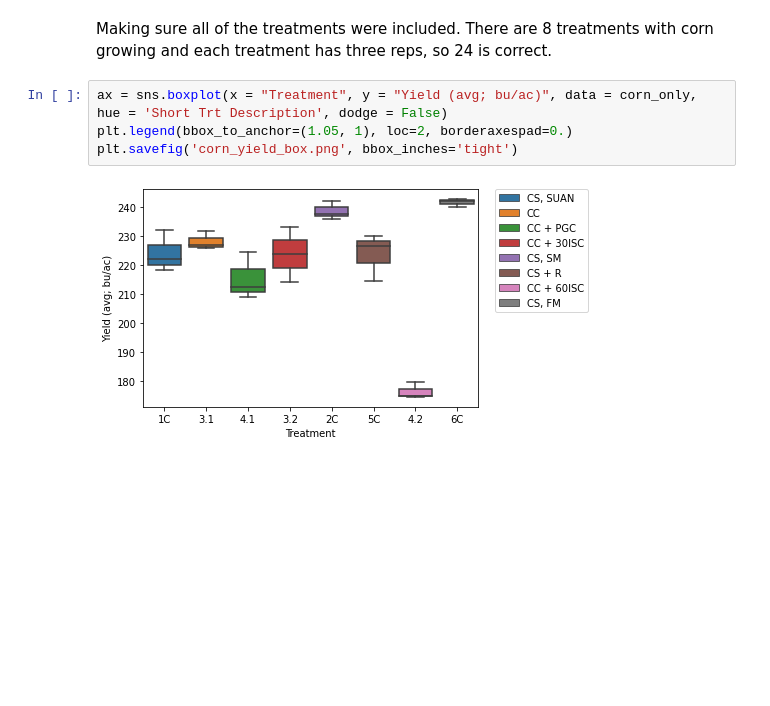
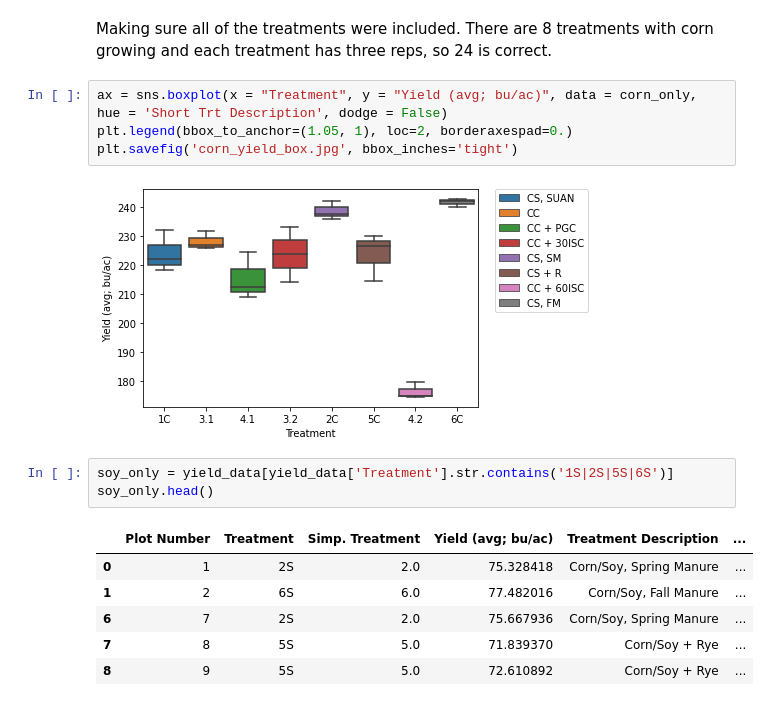
Before and after one commit to gabbymyers/516X-Project, a Jupyter notebook: _posts/Yield Analysis.ipynb, the cells around one changed output. Saved outputs shown, nothing was run; the diff lists cells and outputs as text; blank space fills up the shorter version.

```diff
--- a/_posts/Yield Analysis.ipynb
+++ b/_posts/Yield Analysis.ipynb
@@ -64,6 +64,16 @@ Making sure all of the treatments were included. There are 8 treatments with cor
 # %%
 ax = sns.boxplot(x = "Treatment", y = "Yield (avg; bu/ac)", data = corn_only, hue = 'Short Trt Description', dodge = False)
 plt.legend(bbox_to_anchor=(1.05, 1), loc=2, borderaxespad=0.)
-plt.savefig('corn_yield_box.png', bbox_inches='tight')
+plt.savefig('corn_yield_box.jpg', bbox_inches='tight')
 # %% [output]
 [figure]
+# %%
+soy_only = yield_data[yield_data['Treatment'].str.contains('1S|2S|5S|6S')]
+soy_only.head()
+# %% [output]
+|  | Plot Number | Treatment | Simp. Treatment | Yield (avg; bu/ac) | Treatment Description | ... |
+| 0 | 1 | 2S | 2.0 | 75.328418 | Corn/Soy, Spring Manure | ... |
+| 1 | 2 | 6S | 6.0 | 77.482016 | Corn/Soy, Fall Manure | ... |
+| 6 | 7 | 2S | 2.0 | 75.667936 | Corn/Soy, Spring Manure | ... |
+| 7 | 8 | 5S | 5.0 | 71.839370 | Corn/Soy + Rye | ... |
+| 8 | 9 | 5S | 5.0 | 72.610892 | Corn/Soy + Rye | ... |
```
Also changed, not shown: parts of 1 cell of this notebook.
